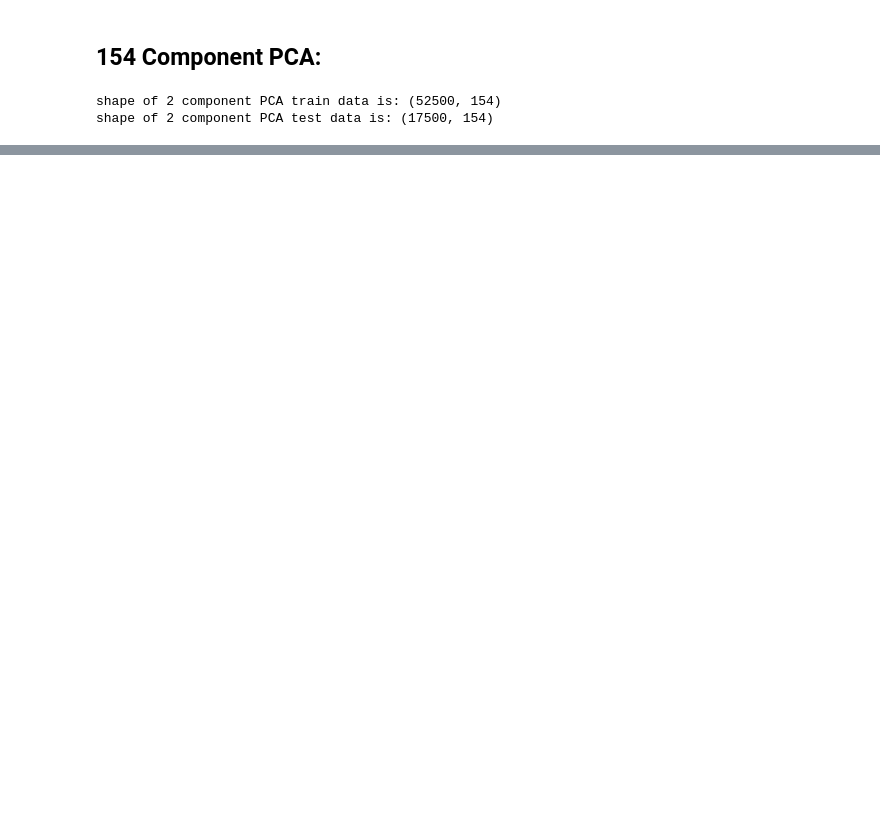
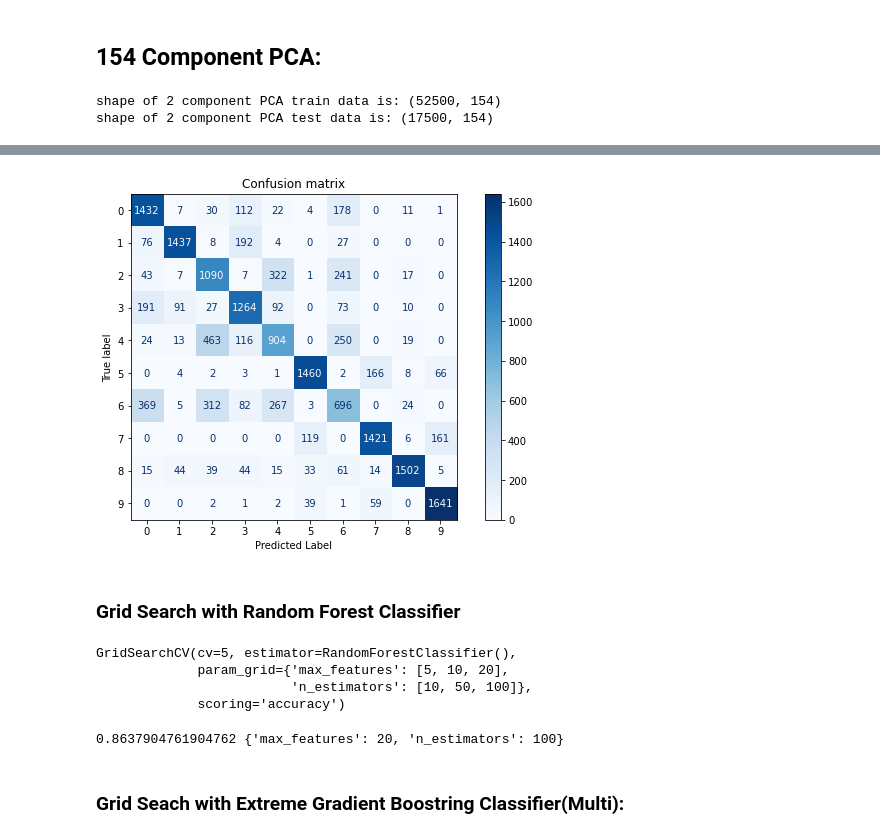
Before and after one commit to kggold4/final-project-data-visualization, a Jupyter notebook: task_2.1.ipynb, the cells around one changed output, grey strips where cells are left out. Saved outputs shown, nothing was run; the diff lists cells and outputs as text; code cells hidden in the pictures; blank space fills up the shorter version.

```diff
--- a/task_2.1.ipynb
+++ b/task_2.1.ipynb
@@ -283,0 +258,5 @@ print_accuracy(nclf, X_transformed_train, X_transformed_test, y_train, y_test)
+# %%
+mul_xgb_model = xgb.XGBClassifier(objective="multi:softmax", random_state=42)
+
+# print accuracy
+print_accuracy(mul_xgb_model, X_transformed_train, X_transformed_test, y_train, y_test)
@@ -284,10 +266,23 @@ print_accuracy(nclf, X_transformed_train, X_transformed_test, y_train, y_test)
+# %%
+# plot the confusion matrix using the my_plot_confusion_matrix function
+my_plot_confusion_matrix(mul_xgb_model, X_transformed_test, y_test)
+# %% [output]
+[figure, added]
+# %% [markdown]
+### Grid Search with Random Forest Classifier
 # %%
-rf = RandomForestClassifier().fit(X_transformed_train,y_train)
-
+rnd_clf = RandomForestClassifier().fit(X_transformed_train, y_train)
 
 param_values = {'n_estimators' : [10,50,100], 'max_features' : [5,10,20]}
-gs = GridSearchCV(rf,param_grid = param_values, cv = 5,scoring = 'accuracy')
+gs_rnd_clf = GridSearchCV(rnd_clf, param_grid=param_values, cv=5,scoring='accuracy')
 
-gs.fit(X_transformed_train,y_train)
+gs_rnd_clf.fit(X_transformed_train, y_train)
+# %% [output]
+GridSearchCV(cv=5, estimator=RandomForestClassifier(),
+             param_grid={'max_features': [5, 10, 20],
+                         'n_estimators': [10, 50, 100]},
+             scoring='accuracy')
 # %%
-print(gs.best_score_,gs.best_params_)
+print(gs_rnd_clf.best_score_,gs_rnd_clf.best_params_)
+# %% [output]
+0.8637904761904762 {'max_features': 20, 'n_estimators': 100}
@@ -303,0 +289,2 @@ print('Test score: {:.3f}'.format(gb.score(X_transformed_test, y_test)))
+# %% [markdown]
+### Grid Seach with Extreme Gradient Boostring Classifier(Multi):
```
Also changed, not shown: parts of 83 cells of this notebook.
